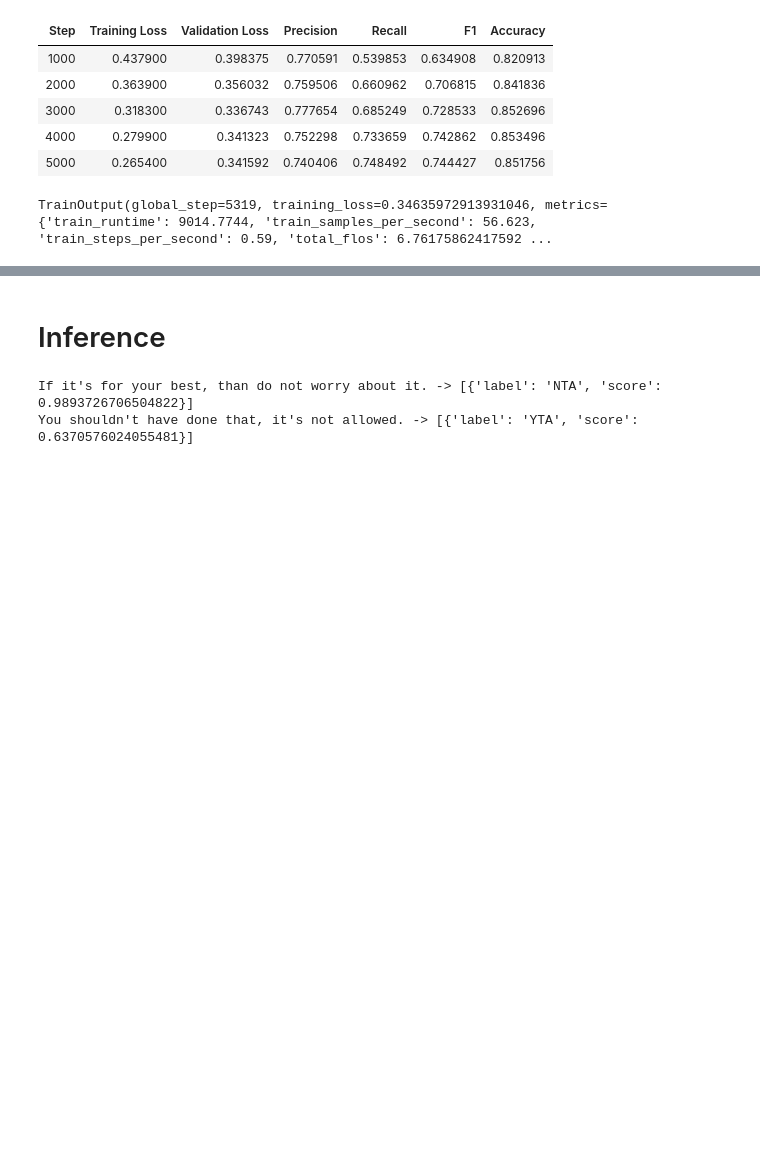
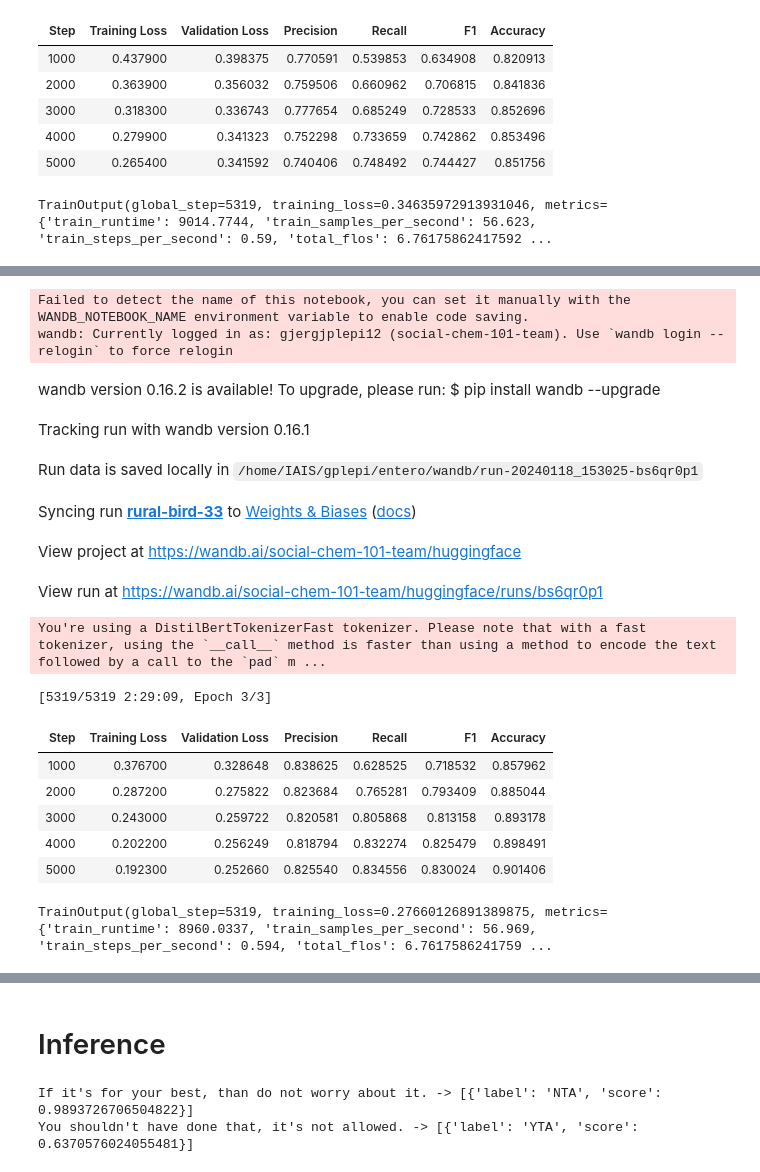
Before and after one commit to Gjergj121/Social-chemestry-101, a Jupyter notebook: social_norms_cls_comments.ipynb, the cells around one changed output, grey strips where cells are left out. Saved outputs shown, nothing was run; the diff lists cells and outputs as text; code cells hidden in the pictures; blank space fills up the shorter version.

```diff
--- a/social_norms_cls_comments.ipynb
+++ b/social_norms_cls_comments.ipynb
@@ -725,0 +897,6 @@ weighted avg       0.85      0.85      0.85     21269
+# %%
+"""Tokenize the data"""
+tokenized_dataset = social_comments_dataset.map(tokenize_data_situation_authorId_comments)
+
+tokenized_dataset = tokenized_dataset.select_columns(['input_ids', 'attention_mask', 'labels'])
+tokenized_dataset
@@ -725,0 +918,50 @@ weighted avg       0.85      0.85      0.85     21269
+# %%
+from transformers import TrainingArguments, Trainer
+
+training_args = TrainingArguments(
+    output_dir="output_social_norms/bert_comments_classification_situations_authorId_and_comments",
+    learning_rate=2e-5,
+    #auto_find_batch_size=True,
+    per_device_train_batch_size=32,
+    per_device_eval_batch_size=32,
+    num_train_epochs=3,
+    evaluation_strategy="steps",
+    eval_steps=1000,
+    save_steps=1000,
+    save_strategy="steps",
+    metric_for_best_model='f1',
+    greater_is_better=True,
+    load_best_model_at_end=True,
+    report_to="wandb",
+    push_to_hub=False
+)
+# %%
+trainer = Trainer(
+    model=model,
+    args=training_args,
+    train_dataset=tokenized_dataset['train'],
+    eval_dataset=tokenized_dataset['val'],
+    tokenizer=tokenizer,
+    data_collator=data_collator,
+    compute_metrics=compute_metrics
+)
+# %%
+trainer.train()
+# %% [output]
+Failed to detect the name of this notebook, you can set it manually with the WANDB_NOTEBOOK_NAME environment variable to enable code saving.
+wandb: Currently logged in as: gjergjplepi12 (social-chem-101-team). Use `wandb login --relogin` to force relogin
+wandb version 0.16.2 is available! To upgrade, please run: $ pip install wandb --upgrade
+Tracking run with wandb version 0.16.1
+Run data is saved locally in /home/IAIS/gplepi/entero/wandb/run-20240118_153025-bs6qr0p1
+Syncing run rural-bird-33 to Weights & Biases (docs)
+View project at https://wandb.ai/social-chem-101-team/huggingface
+View run at https://wandb.ai/social-chem-101-team/huggingface/runs/bs6qr0p1
+You're using a DistilBertTokenizerFast tokenizer. Please note that with a fast tokenizer, using the `__call__` method is faster than using a method to encode the text followed by a call to the `pad` m ...
+[5319/5319 2:29:09, Epoch 3/3]
+| Step | Training Loss | Validation Loss | Precision | Recall | F1 | Accuracy |
+| 1000 | 0.376700 | 0.328648 | 0.838625 | 0.628525 | 0.718532 | 0.857962 |
+| 2000 | 0.287200 | 0.275822 | 0.823684 | 0.765281 | 0.793409 | 0.885044 |
+| 3000 | 0.243000 | 0.259722 | 0.820581 | 0.805868 | 0.813158 | 0.893178 |
+| 4000 | 0.202200 | 0.256249 | 0.818794 | 0.832274 | 0.825479 | 0.898491 |
+| 5000 | 0.192300 | 0.252660 | 0.825540 | 0.834556 | 0.830024 | 0.901406 |
+TrainOutput(global_step=5319, training_loss=0.27660126891389875, metrics={'train_runtime': 8960.0337, 'train_samples_per_second': 56.969, 'train_steps_per_second': 0.594, 'total_flos': 6.7617586241759 ...
```
Also changed, not shown: parts of 39 cells of this notebook.
